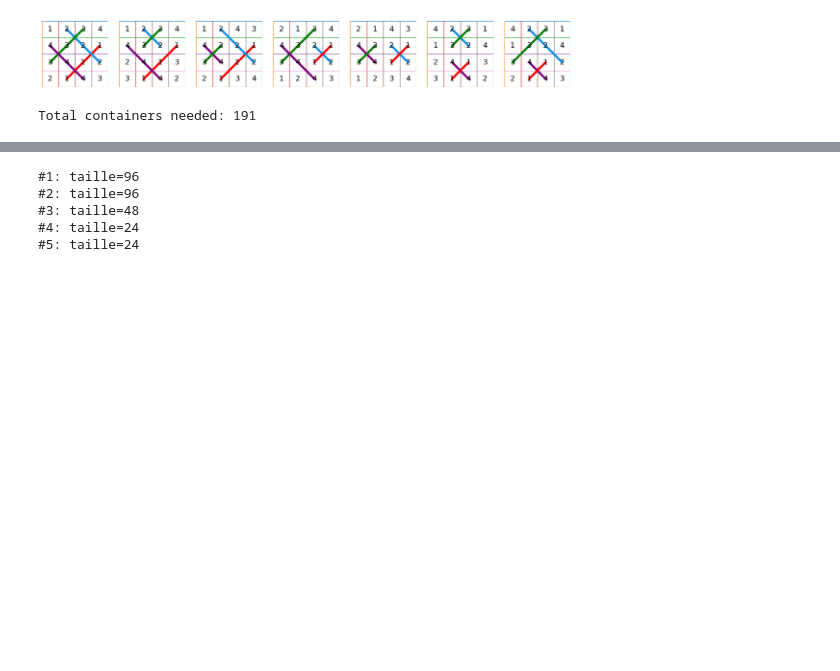
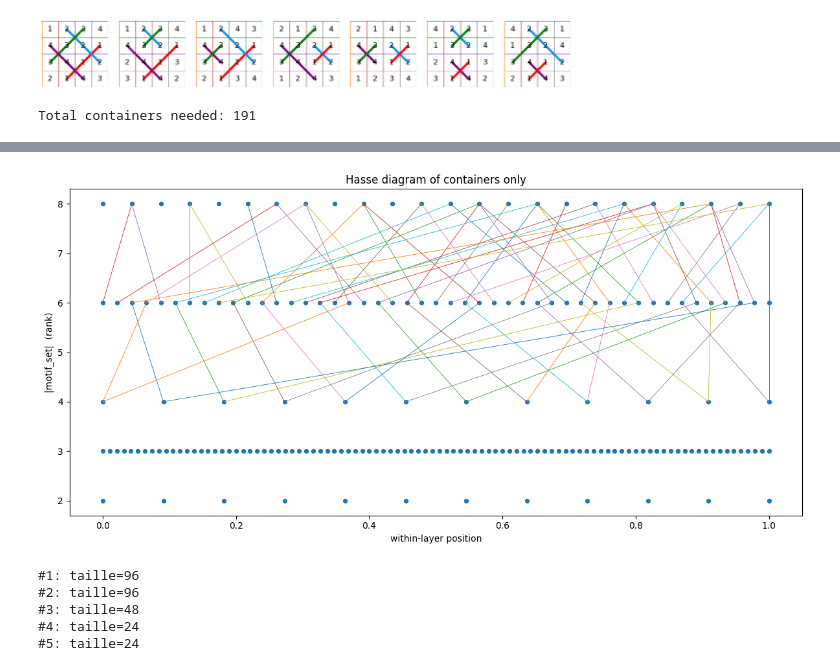
Before and after one commit to farouk-01/sudoku_ai_solver, a Jupyter notebook: notebook.ipynb, the cells around one changed output, grey strips where cells are left out. Saved outputs shown, nothing was run; the diff lists cells and outputs as text; code cells hidden in the pictures; blank space fills up the shorter version.

```diff
--- a/notebook.ipynb
+++ b/notebook.ipynb
@@ -53,3 +58,8 @@ show_all_container_assignments(final_assign, final_containers, fake_hidden)
+# %%
+motifs_c, covers_out_c, ranks_c = build_hasse_by_motifs(final_containers, motif_set)
+draw_hasse(covers_out_c, ranks_c, title="Hasse diagram of containers only")
+# %% [output]
+[figure, added]
 # %%
 sizes = show_largest_groups(groups, top=5)
 key0 = sizes[0][1]
```
Also changed, not shown: parts of 2 cells of this notebook, 2 other files.
